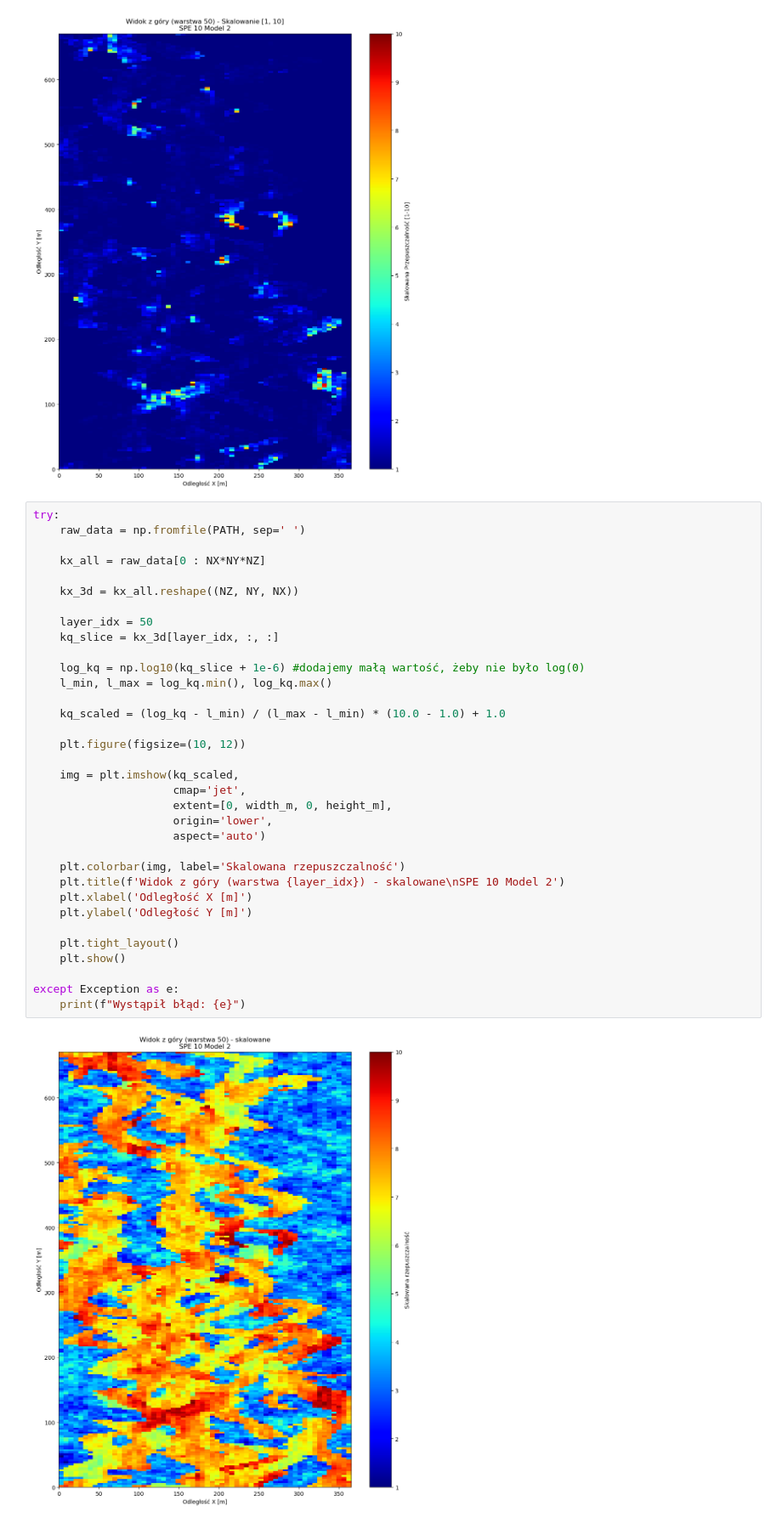
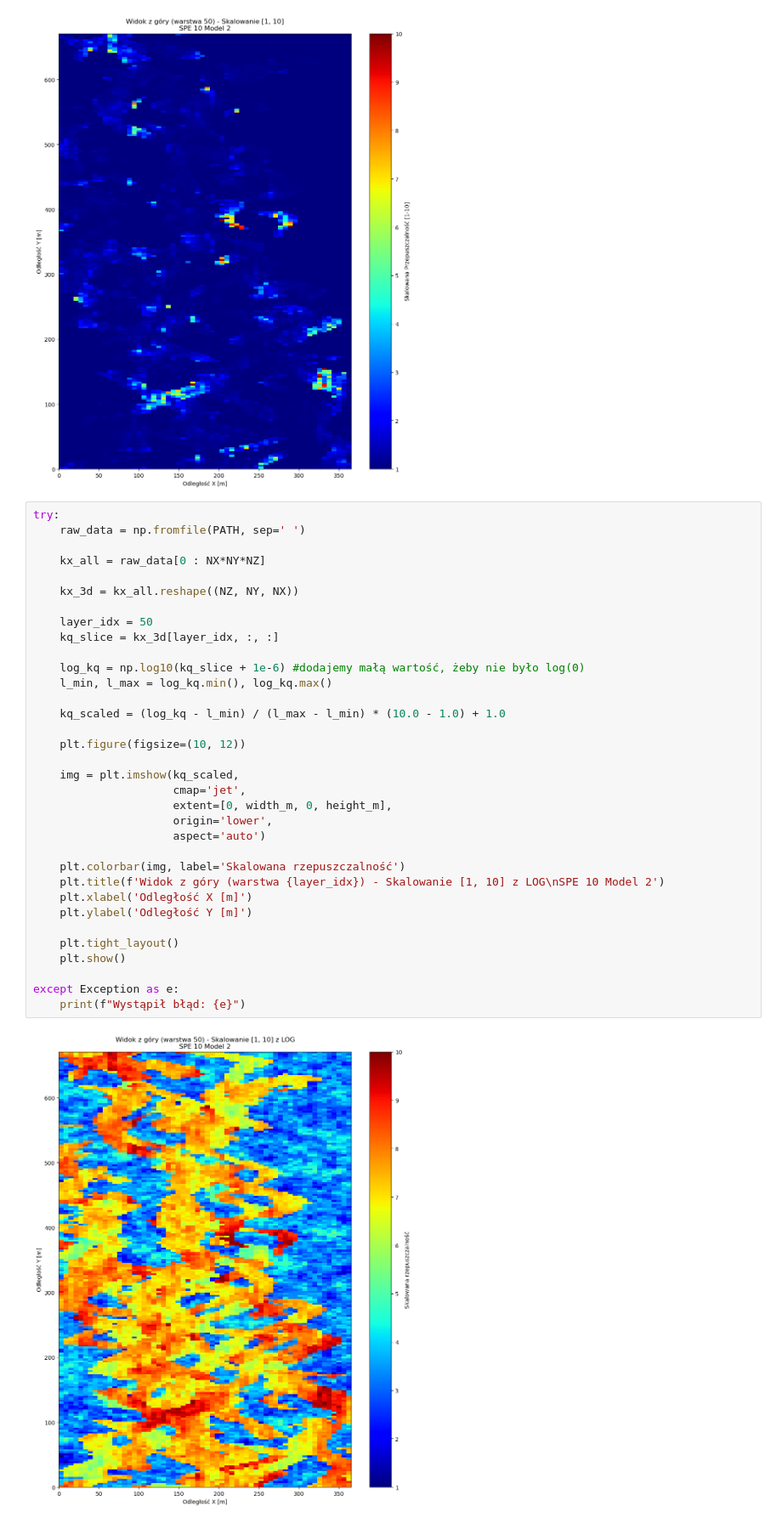
Before and after one commit to Kamicia8/pinn_oil_extr_sim, a Jupyter notebook: data_SPE/spe_data.ipynb, the cells around one changed output. Shown at 85% size. Cells and saved outputs as stored; diff of their text form.

```diff
--- a/data_SPE/spe_data.ipynb
+++ b/data_SPE/spe_data.ipynb
@@ -167,32 +167,32 @@ try:
     kx_all = raw_data[0 : NX*NY*NZ]
 
     kx_3d = kx_all.reshape((NZ, NY, NX))
 
     layer_idx = 50
     kq_slice = kx_3d[layer_idx, :, :]
 
     log_kq = np.log10(kq_slice + 1e-6) #dodajemy małą wartość, żeby nie było log(0)
     l_min, l_max = log_kq.min(), log_kq.max()
 
     kq_scaled = (log_kq - l_min) / (l_max - l_min) * (10.0 - 1.0) + 1.0
 
     plt.figure(figsize=(10, 12))
 
     img = plt.imshow(kq_scaled,
                      cmap='jet',
                      extent=[0, width_m, 0, height_m],
                      origin='lower',
                      aspect='auto')
 
     plt.colorbar(img, label='Skalowana rzepuszczalność')
-    plt.title(f'Widok z góry (warstwa {layer_idx}) - skalowane\nSPE 10 Model 2')
+    plt.title(f'Widok z góry (warstwa {layer_idx}) - Skalowanie [1, 10] z LOG\nSPE 10 Model 2')
     plt.xlabel('Odległość X [m]')
     plt.ylabel('Odległość Y [m]')
 
     plt.tight_layout()
     plt.show()
 
 except Exception as e:
     print(f"Wystąpił błąd: {e}")
 # %% [output]
-[figure, old version]
+[figure, new version]
```
Also changed, not shown: parts of 1 cell of this notebook, 5 other files.
